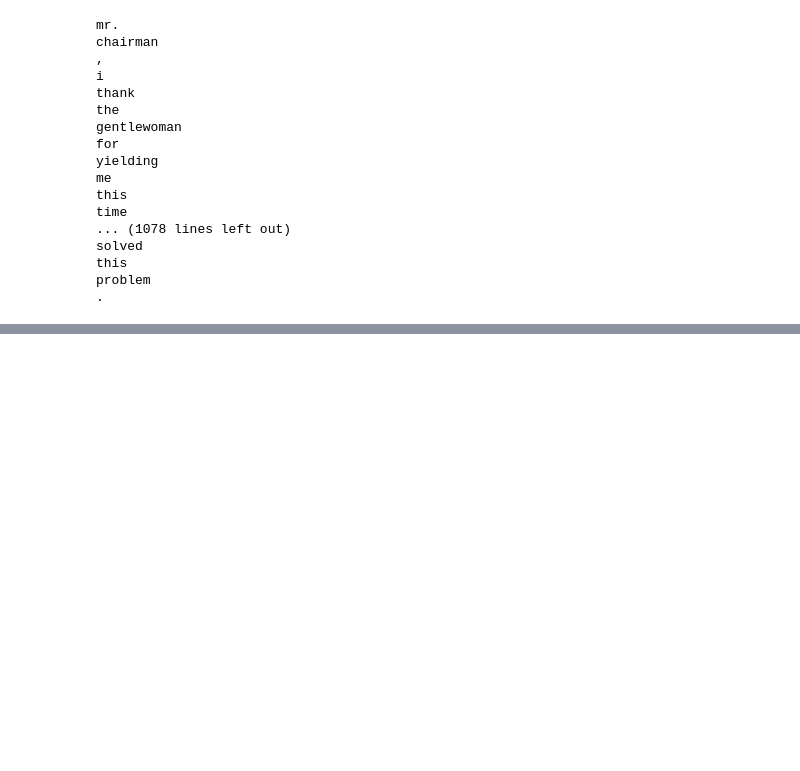
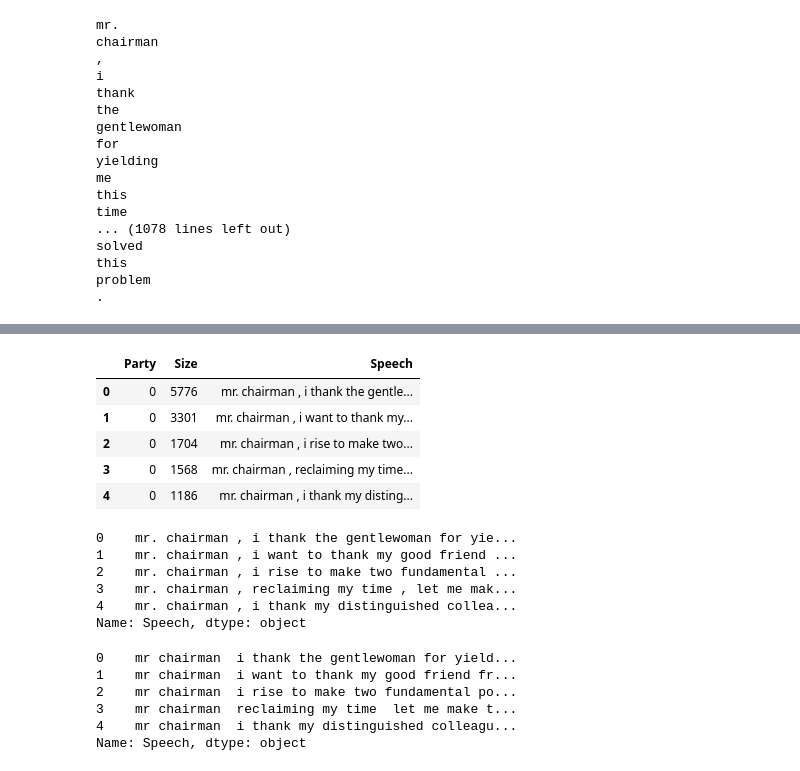
Before and after one commit to eltabre/PolitiGauge, a Jupyter notebook: notebooks/ConvoteDataExploration.ipynb, the cells around one changed output, grey strips where cells are left out. Saved outputs shown, nothing was run; the diff lists cells and outputs as text; code cells hidden in the pictures; blank space fills up the shorter version.

```diff
--- a/notebooks/ConvoteDataExploration.ipynb
+++ b/notebooks/ConvoteDataExploration.ipynb
@@ -181,0 +194,31 @@ problem
+# %%
+df.head()
+# %% [output]
+|  | Party | Size | Speech |
+| 0 | 0 | 5776 | mr. chairman , i thank the gentle... |
+| 1 | 0 | 3301 | mr. chairman , i want to thank my... |
+| 2 | 0 | 1704 | mr. chairman , i rise to make two... |
+| 3 | 0 | 1568 | mr. chairman , reclaiming my time... |
+| 4 | 0 | 1186 | mr. chairman , i thank my disting... |
+# %%
+#all lower case
+df['Speech'] = df['Speech'].apply(lambda x: " ".join(x.lower() for x in x.split()))
+df['Speech'].head()
+# %% [output]
+0    mr. chairman , i thank the gentlewoman for yie...
+1    mr. chairman , i want to thank my good friend ...
+2    mr. chairman , i rise to make two fundamental ...
+3    mr. chairman , reclaiming my time , let me mak...
+4    mr. chairman , i thank my distinguished collea...
+Name: Speech, dtype: object
+# %%
+#removing punctuation
+df['Speech'] = df['Speech'].str.replace('[^\w\s]','')
+df['Speech'].head()
+# %% [output]
+0    mr chairman  i thank the gentlewoman for yield...
+1    mr chairman  i want to thank my good friend fr...
+2    mr chairman  i rise to make two fundamental po...
+3    mr chairman  reclaiming my time  let me make t...
+4    mr chairman  i thank my distinguished colleagu...
+Name: Speech, dtype: object
```
Also changed, not shown: parts of 14 cells of this notebook.
